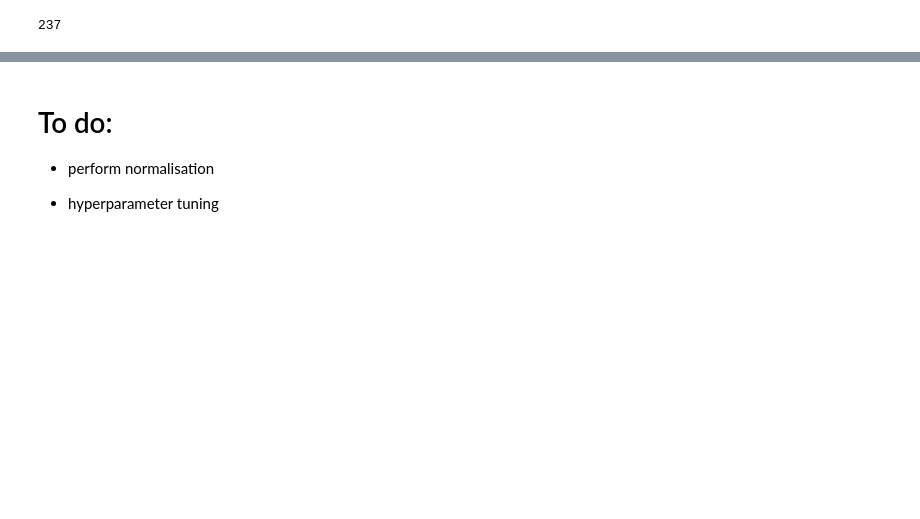
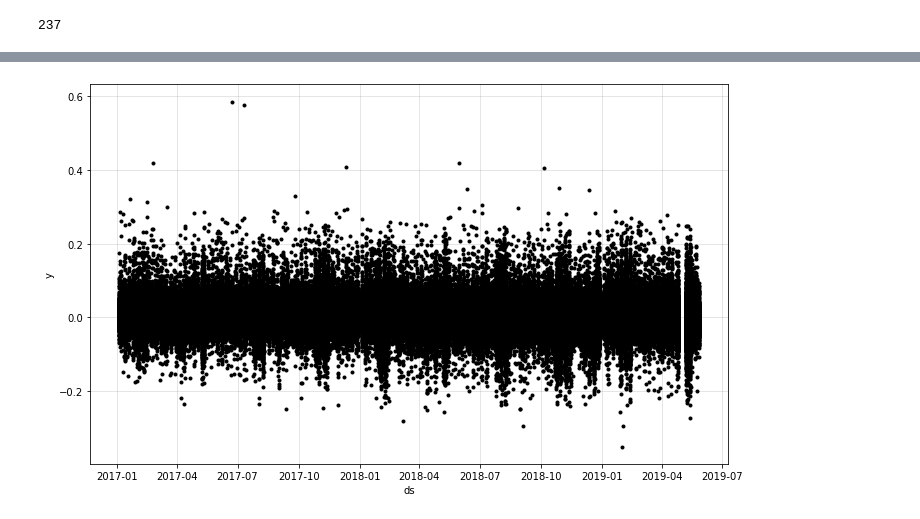
Before and after one commit to abakamousa/stock_exchange_prediction_with_Prophet, a Jupyter notebook: src/stock-exchange-prediction.ipynb, the cells around one changed output, grey strips where cells are left out. Drawn from its saved outputs; the diff is of its cells as text; code cells hidden in the pictures; blank space fills up the shorter version.

```diff
--- a/src/stock-exchange-prediction.ipynb
+++ b/src/stock-exchange-prediction.ipynb
@@ -354,14 +354,14 @@ gc.collect()
 237
 # %%
 model = Prophet()
-model.add_regressor('SecuritiesCode')
-model.add_regressor('Open')
-model.add_regressor('High')
-model.add_regressor('Low')
-model.add_regressor('Close')
-model.add_regressor('Volume')
-model.add_regressor('AdjustmentFactor')
-model.add_regressor('SupervisionFlag')
+#model.add_regressor('SecuritiesCode')
+#model.add_regressor('Open')
+#model.add_regressor('High')
+#model.add_regressor('Low')
+#model.add_regressor('Close')
+#model.add_regressor('Volume')
+#model.add_regressor('AdjustmentFactor')
+#model.add_regressor('SupervisionFlag')
 model.fit(train)
 # %% [output]
 INFO:fbprophet:Disabling daily seasonality. Run prophet with daily_seasonality=True to override this.
@@ -374,6 +375,9 @@ future_data = model.make_future_dataframe(periods=365)
 # %%
-test_X = test.drop(['y'], axis=1)
+test_X = test.drop(['y', 'SecuritiesCode', 'Open', 'High', 'Low', 'Close', 'Volume', 'AdjustmentFactor', 'SupervisionFlag'], axis=1)
+test_X = test_X[:100]
 # %%
 #forecast the data for Test  data
 forecast_data = model.predict(test_X)
-model.plot(forecast_data);
+model.plot(forecast_data, uncertainty=True);
+# %% [output]
+[figure, added]
@@ -382,8 +383,0 @@ model.plot(forecast_data);
-# %% [markdown]
-# To do:
-
-
-
-* perform normalisation
-
-* hyperparameter tuning
```
Also changed, not shown: parts of 7 cells of this notebook.
